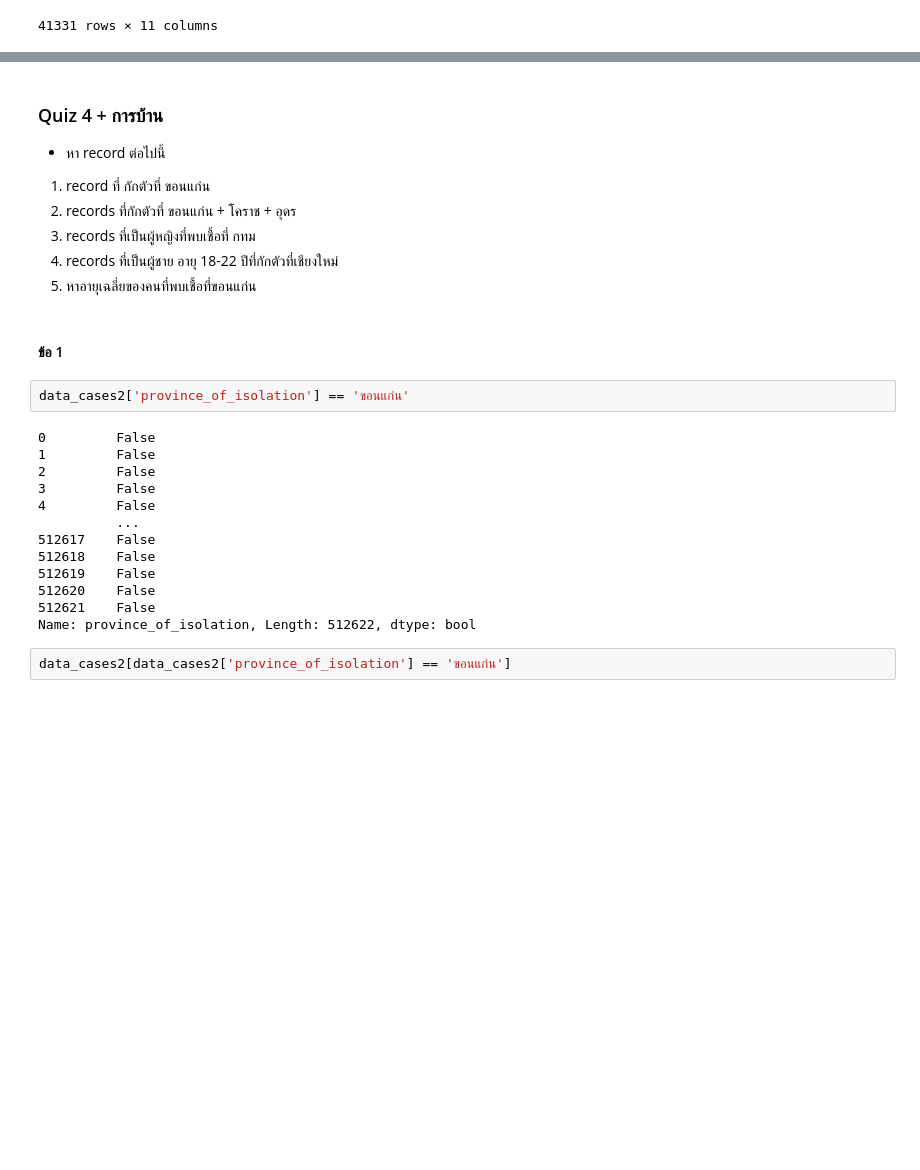
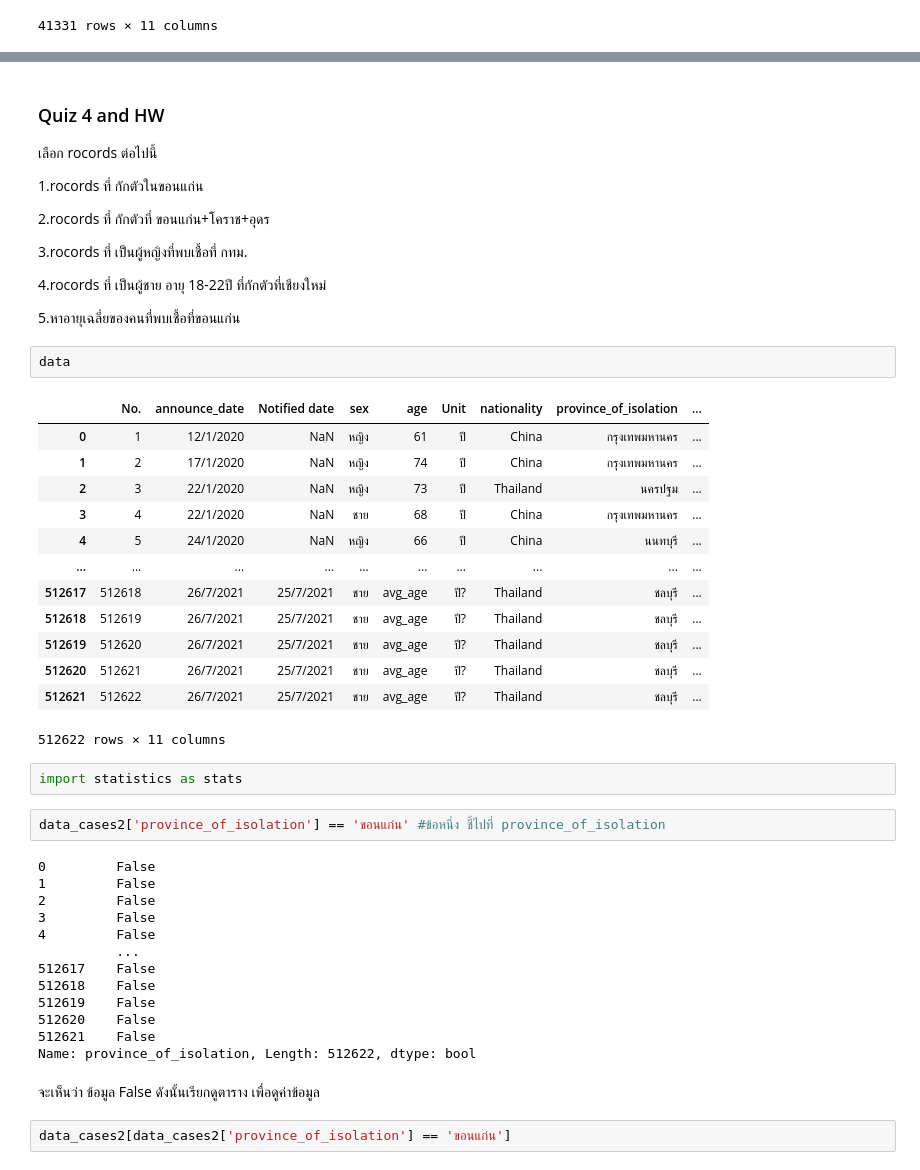
Before and after one commit to Chonthichasi/DWDM2021, a Jupyter notebook: Data_Preprocessing_(Chapter_3).ipynb, the cells around one changed output, grey strips where cells are left out. Drawn from its saved outputs; the diff is of its cells as text; blank space fills up the shorter version.

Commit message:
HW 8 + Quiz 5

```diff
--- a/Data_Preprocessing_(Chapter_3).ipynb
+++ b/Data_Preprocessing_(Chapter_3).ipynb
@@ -572,16 +580,37 @@ data_cases2[blist_age70up & blist_famale] #ดูข้อมูลทั้ง
 # %% [markdown]
-### Quiz 4 + การบ้าน
+### Quiz 4 and HW
 
-*   หา record ต่อไปนี้
-1. record ที่ กักตัวที่ ขอนแก่น
-2.  records ที่กักตัวที่ ขอนแก่น + โคราช + อุดร
-3. records ที่เป็นผู้หญิงที่พบเชื้อที่ กทม
-4. records ที่เป็นผู้ชาย อายุ 18-22 ปีที่กักตัวที่เชียงใหม่
-5. หาอายุเฉลี่ยของคนที่พบเชื้อที่ขอนแก่น
+เลือก rocords ต่อไปนี้
+
+1.rocords ที่ กักตัวในขอนแก่น
+
+2.rocords ที่ กักตัวที่ ขอนแก่น+โคราช+อุดร
+
+3.rocords ที่ เป็นผู้หญิงที่พบเชื้อที่ กทม.
+
+4.rocords ที่ เป็นผู้ชาย อายุ 18-22ปี ที่กักตัวที่เชียงใหม่
+
+5.หาอายุเฉลี่ยของคนที่พบเชื้อที่ขอนแก่น
-# %% [markdown]
-#### ข้อ 1
+# %%
+data
+# %% [output]
+|  | No. | announce_date | Notified date | sex | age | Unit | nationality | province_of_isolation | ... |
+| 0 | 1 | 12/1/2020 | NaN | หญิง | 61 | ปี | China | กรุงเทพมหานคร | ... |
+| 1 | 2 | 17/1/2020 | NaN | หญิง | 74 | ปี | China | กรุงเทพมหานคร | ... |
+| 2 | 3 | 22/1/2020 | NaN | หญิง | 73 | ปี | Thailand | นครปฐม | ... |
+| 3 | 4 | 22/1/2020 | NaN | ชาย | 68 | ปี | China | กรุงเทพมหานคร | ... |
+| 4 | 5 | 24/1/2020 | NaN | หญิง | 66 | ปี | China | นนทบุรี | ... |
+| ... | ... | ... | ... | ... | ... | ... | ... | ... | ... |
+| 512617 | 512618 | 26/7/2021 | 25/7/2021 | ชาย | avg_age | ปี? | Thailand | ชลบุรี | ... |
+| 512618 | 512619 | 26/7/2021 | 25/7/2021 | ชาย | avg_age | ปี? | Thailand | ชลบุรี | ... |
+| 512619 | 512620 | 26/7/2021 | 25/7/2021 | ชาย | avg_age | ปี? | Thailand | ชลบุรี | ... |
+| 512620 | 512621 | 26/7/2021 | 25/7/2021 | ชาย | avg_age | ปี? | Thailand | ชลบุรี | ... |
+| 512621 | 512622 | 26/7/2021 | 25/7/2021 | ชาย | avg_age | ปี? | Thailand | ชลบุรี | ... |
+512622 rows × 11 columns
+# %%
+import statistics as stats
 # %%
-data_cases2['province_of_isolation'] == 'ขอนแก่น'
+data_cases2['province_of_isolation'] == 'ขอนแก่น' #ข้อหนึ่ง ชี้ไปที่ province_of_isolation
 # %% [output]
 0         False
 1         False
@@ -595,6 +624,8 @@ data_cases2['province_of_isolation'] == 'ขอนแก่น'
 512620    False
 512621    False
 Name: province_of_isolation, Length: 512622, dtype: bool
+# %% [markdown]
+จะเห็นว่า ข้อมูล False ดังนั้นเรียกดูตาราง เพื่อดูค่าข้อมูล
 # %%
 data_cases2[data_cases2['province_of_isolation'] == 'ขอนแก่น']
 # %% [output]
```
Also changed, not shown: parts of 212 cells of this notebook.
